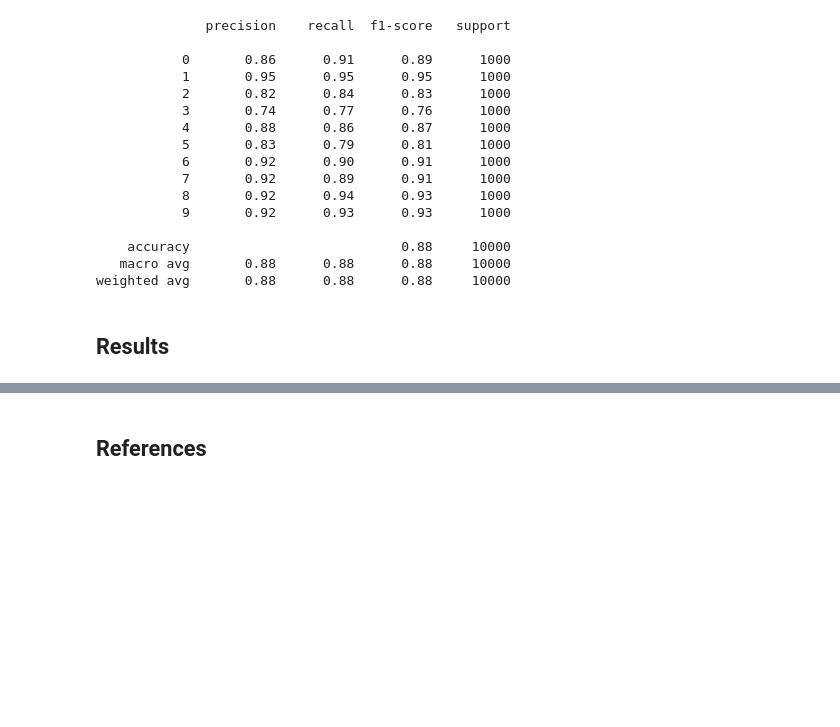
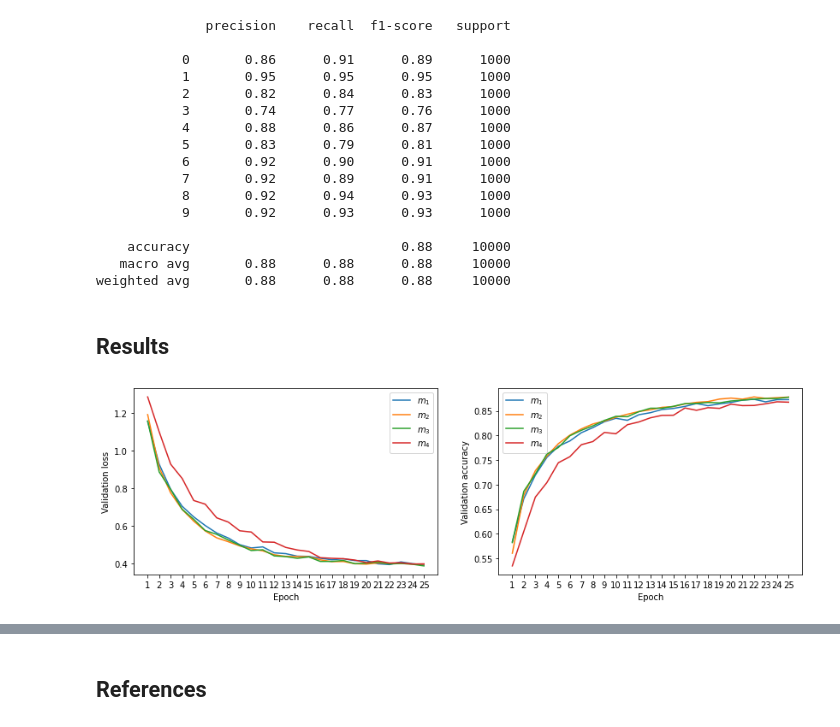
Before and after one commit to matteodonati/CNNs_meet_ViTs, a Jupyter notebook: Project_Work_in_ML4CV_Matteo_Donati_0001032227.ipynb, the cells around one changed output, grey strips where cells are left out. Saved outputs shown, nothing was run; the diff lists cells and outputs as text; code cells hidden in the pictures; blank space fills up the shorter version.

```diff
--- a/Project_Work_in_ML4CV_Matteo_Donati_0001032227.ipynb
+++ b/Project_Work_in_ML4CV_Matteo_Donati_0001032227.ipynb
@@ -1284,28 +1399,27 @@ weighted avg       0.88      0.88      0.88     10000
 # %%
-# Plots losses and accuracies.
-def plot_training(histories, m_names):
+# Creating the figure and axes.
+fig, (ax1, ax2) = plt.subplots(1, 2, figsize = (14, 4))
 
-  # Creating the figure and axes.
-  fig, (ax1, ax2) = plt.subplots(1, 2, figsize = (10, 4))
+# Iterating over models.
+for name in m_names:
 
-  # Iterating over models.
-  for name in m_names:
+  # Computing the x axis array.
+  x = np.linspace(1, len(histories[name]["val_loss"]), len(histories[name]["val_loss"]), dtype = int)
 
-    # Computing the x axis array.
-    x = np.linspace(1, len(histories[name]["val_loss"]), len(histories[name]["val_loss"]), dtype = int)
+  # Plotting.
+  ax1.plot(x, histories[name]["val_loss"], label = r"${}$".format(name))
+  ax2.plot(x, histories[name]["val_accuracy"], label = r"${}$".format(name))
 
-    # Plotting.
-    ax1.plot(x, histories[name]["val_loss"], label = r"{}".format(name))
-    ax2.plot(x, histories[name]["val_accuracy"], label = r"{}".format(name))
+ax1.set_ylabel("Validation loss")
+ax1.set_xlabel("Epoch")
+ax1.set_xticks(x)
+ax1.legend()
 
-  ax1.set_ylabel("Loss")
-  ax1.set_xlabel("Epoch")
-  ax1.set_xticks(x)
-  ax1.legend()
+ax2.set_ylabel("Validation accuracy")
+ax2.set_xlabel("Epoch")
+ax2.set_xticks(x)
+ax2.legend()
 
-  ax2.set_ylabel("Accuracy")
-  ax2.set_xlabel("Epoch")
-  ax2.set_xticks(x)
-  ax2.legend()
-
-  plt.show()
+plt.show()
+# %% [output]
+[figure, added]
```
Also changed, not shown: parts of 12 cells of this notebook, 8 other files.
